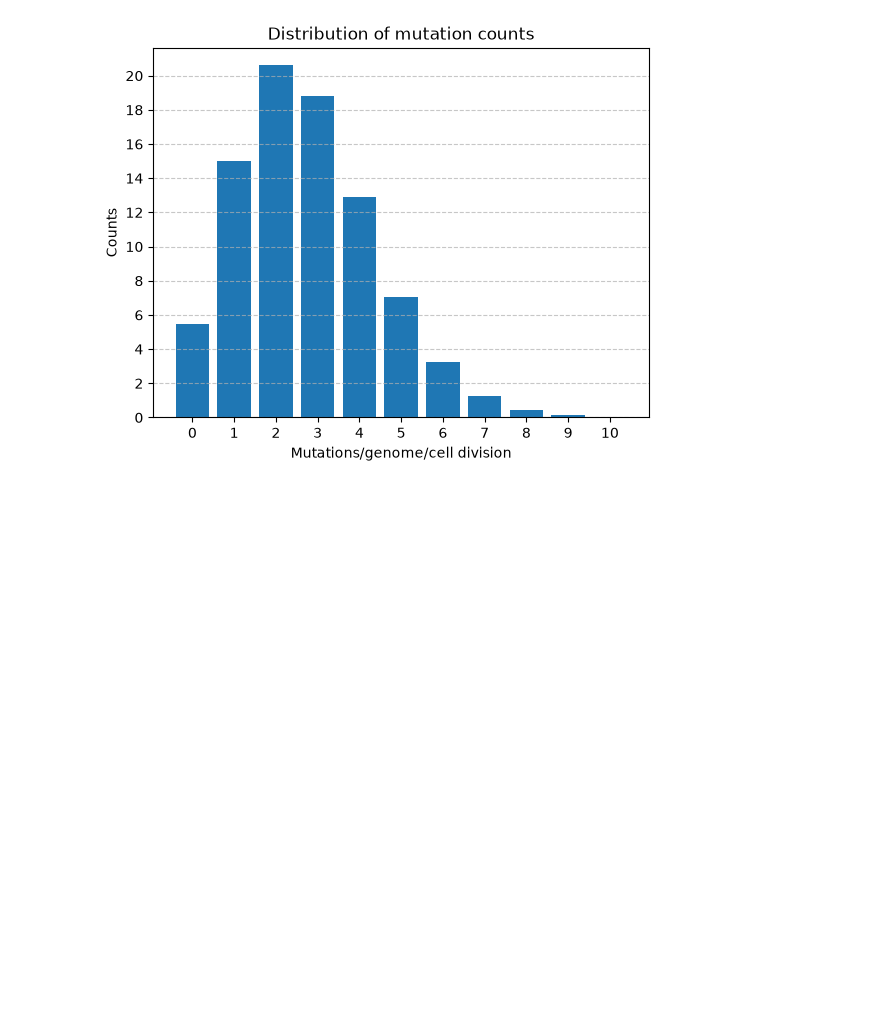
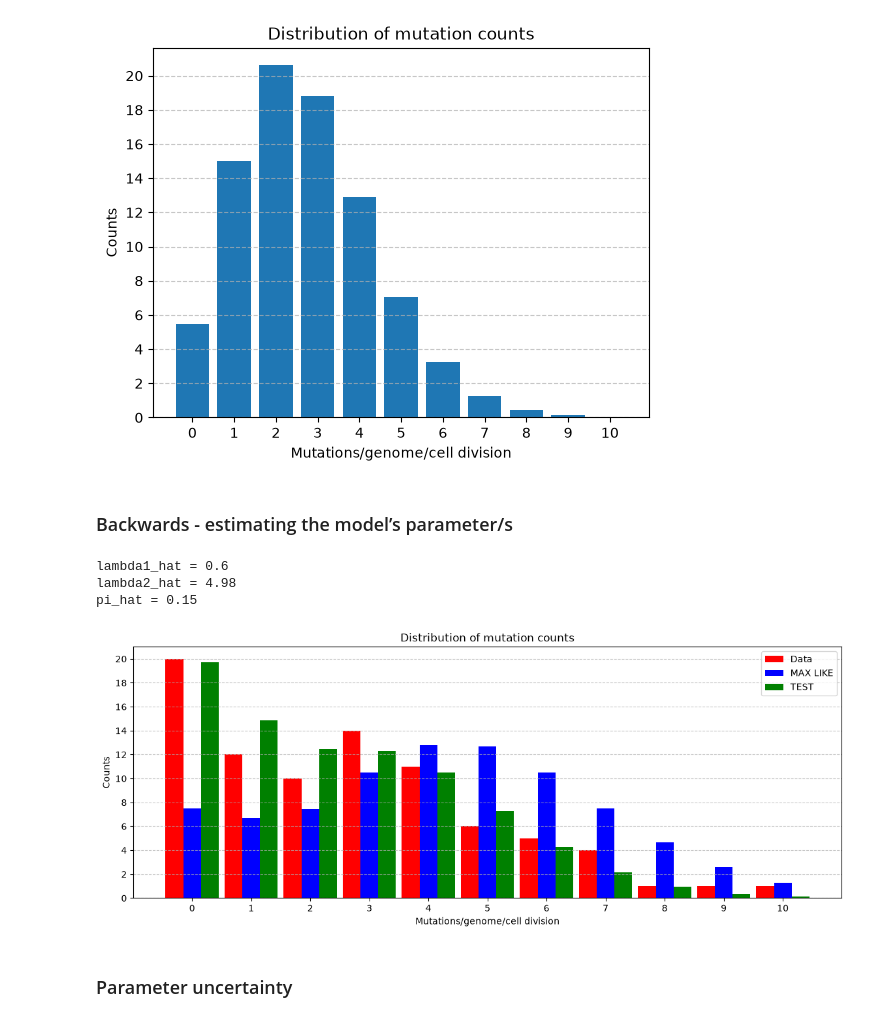
Before and after one commit to atomsim/cb2330-PRO1-Pair23, a Jupyter notebook: project.ipynb, the cells around one changed output. Saved outputs shown, nothing was run; the diff lists cells and outputs as text; code cells hidden in the pictures; blank space fills up the shorter version.

```diff
--- a/project.ipynb
+++ b/project.ipynb
@@ -169,6 +170,74 @@ plt.show()
 # Negative Binomial
 # %%
 # Baysian
+# %% [markdown]
+### Backwards - estimating the model’s parameter/s
+# %%
+def nll_mix_poisson(counts, lambda1, lambda2, pi):
+    """NLL(theta) = - the sum over cells of ln p(x_i | theta)."""
+    total = 0.0
+    for x in counts:
+        total = total - math.log(pi * poisson(x, lambda1) + (1-pi) * poisson(x, lambda2))
+    return total
+
+lambda1 = np.arange(0, 2, 0.02).tolist()
+lambda2 = np.arange(1 , 5, 0.02).tolist()
+pi = np.arange(0.05 , 0.95, 0.05).tolist()
+
+flag = True
+for k in pi:
+  for j in lambda2:
+    for i in lambda1:
+        nll_mix_poisson_score = nll_mix_poisson(counts,i,j,k)
+        if flag:
+            minimum = nll_mix_poisson_score
+            lambda1_hat = i
+            lambda2_hat = j
+            pi_hat = k
+            flag = False
+        elif nll_mix_poisson_score < minimum:
+            minimum = nll_mix_poisson_score
+            lambda1_hat = i
+            lambda2_hat = j
+            pi_hat = k
+
+print("lambda1_hat =", round(lambda1_hat, 3))
+print("lambda2_hat =", round(lambda2_hat, 3))
+print("pi_hat =", round(pi_hat, 3))
+# %% [output]
+lambda1_hat = 0.6
+lambda2_hat = 4.98
+pi_hat = 0.15
+# %%
+y_mix_poisson_lik = [0] * len(counts)
+y_mix_poisson_test = [0] * len(counts)
+
+for i in range(len(counts)):
+    y_mix_poisson_lik[i] += pi_hat * poisson(counts[i], lambda1_hat) + (1-pi_hat) * poisson(counts[i], lambda2_hat)
+    y_mix_poisson_test[i] += 0.35 * poisson(counts[i], 0.5) + (1-0.35) * poisson(counts[i], 3.5)
+    #y_mix_poisson_test[i] += 0.2 * poisson(counts[i], lambda1_hat) + (1-0.2) * poisson(counts[i], lambda2_hat)
+
+
+y_mix_poisson_lik = [x*N for x in y_mix_poisson_lik]
+y_mix_poisson_test = [x*N for x in y_mix_poisson_test]
+
+plt.figure(figsize=(14, 5))
+#plt.bar(counts, y_mix_poisson)
+plt.bar(np.array(range((max_mutation_count)+1)) - 0.3, mutation_counts, width=0.3, label='Data', color='red')
+plt.bar(np.array(counts) , y_mix_poisson_lik, width=0.3, label='MAX LIKE', color='blue')
+plt.bar(np.array(counts) + 0.3, y_mix_poisson_test, width=0.3, label='TEST', color='green')
+plt.xlabel("Mutations/genome/cell division")
+plt.ylabel("Counts")
+plt.xticks(range(0,11));
+plt.yticks(range(0,22,2));
+plt.grid(axis='y', linestyle='--', alpha=0.7, zorder=0)
+plt.title("Distribution of mutation counts")
+plt.legend()
+plt.show()
+# %% [output]
+[figure, added]
+# %% [markdown]
+### Parameter uncertainty
 # %%
 # AIC
 # %%
```
Also changed, not shown: parts of 3 cells of this notebook.
